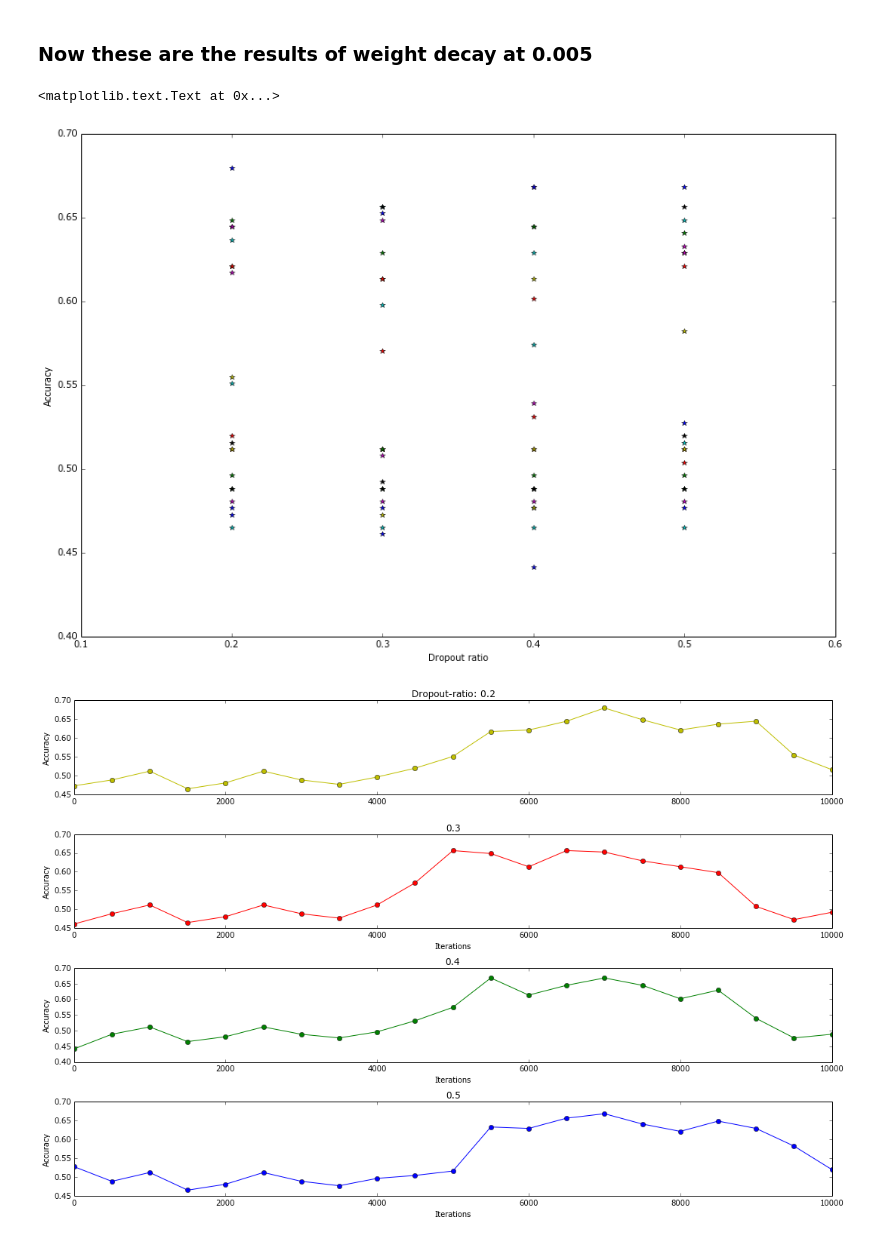
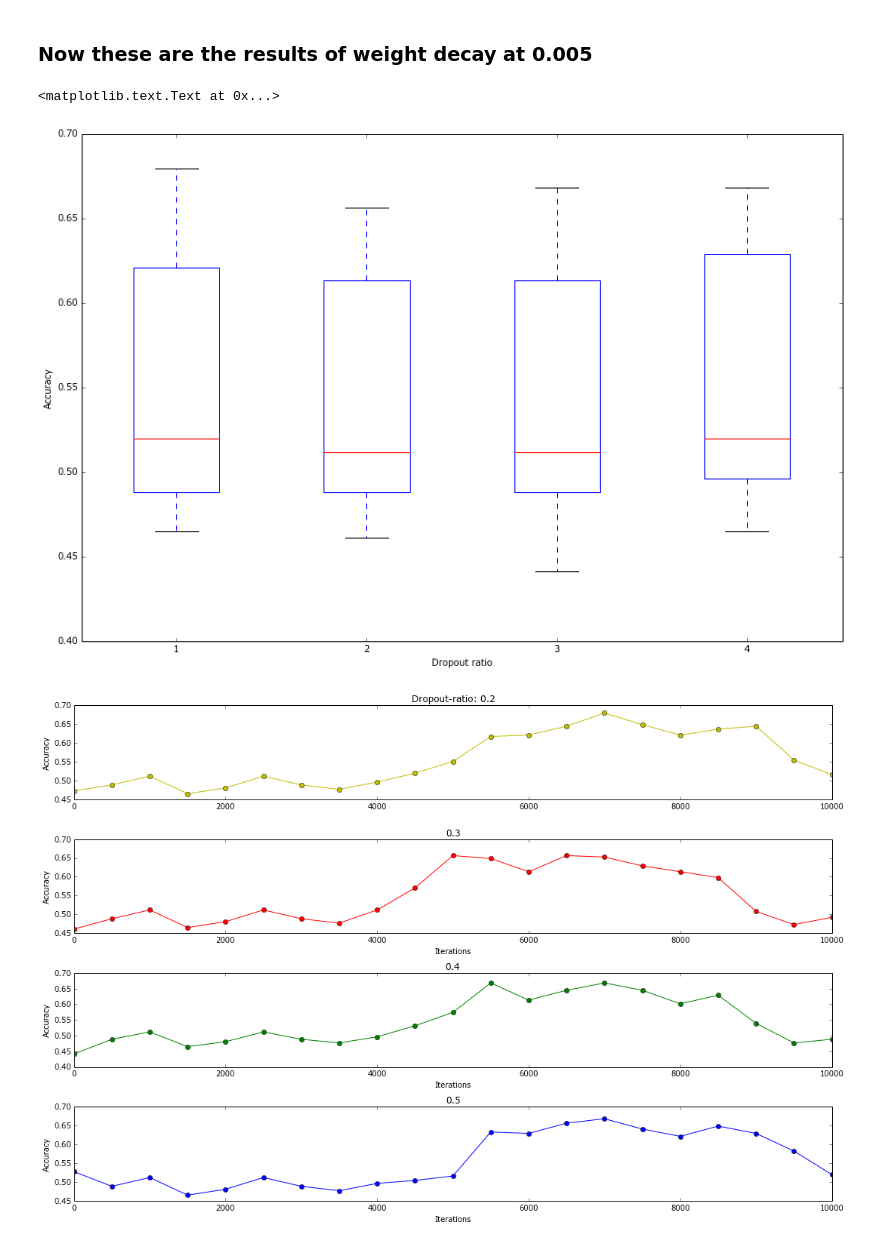
Before and after one commit to inulinux12/BCDR, a Jupyter notebook: LesionBCDR.ipynb, the cells around one changed output. Saved outputs shown, nothing was run; the diff lists cells and outputs as text; code cells hidden in the pictures.

```diff
--- a/LesionBCDR.ipynb
+++ b/LesionBCDR.ipynb
@@ -216,13 +216,13 @@ results.append(np.genfromtxt('output-training-4-2-3.txt-accuracy.csv').tolist())
 results.append(np.genfromtxt('output-training-4-2-4.txt-accuracy.csv').tolist())
 # %%
 plt.figure(figsize=(15,10))
-plt.plot([0.2,0.3,0.4,0.5], results, '*')
-plt.xlim((0.1,0.6))
+plt.boxplot(results)
+#plt.xlim((0.1,0.6))
 plt.xlabel("Dropout ratio")
 plt.ylabel("Accuracy")
 # %% [output]
 <matplotlib.text.Text at 0x...>
-[figure, old version]
+[figure, new version]
 # %%
 x1 = np.linspace(0, 10000, 21)
 
```
Also changed, not shown: parts of 20 cells of this notebook, 10 other files.
